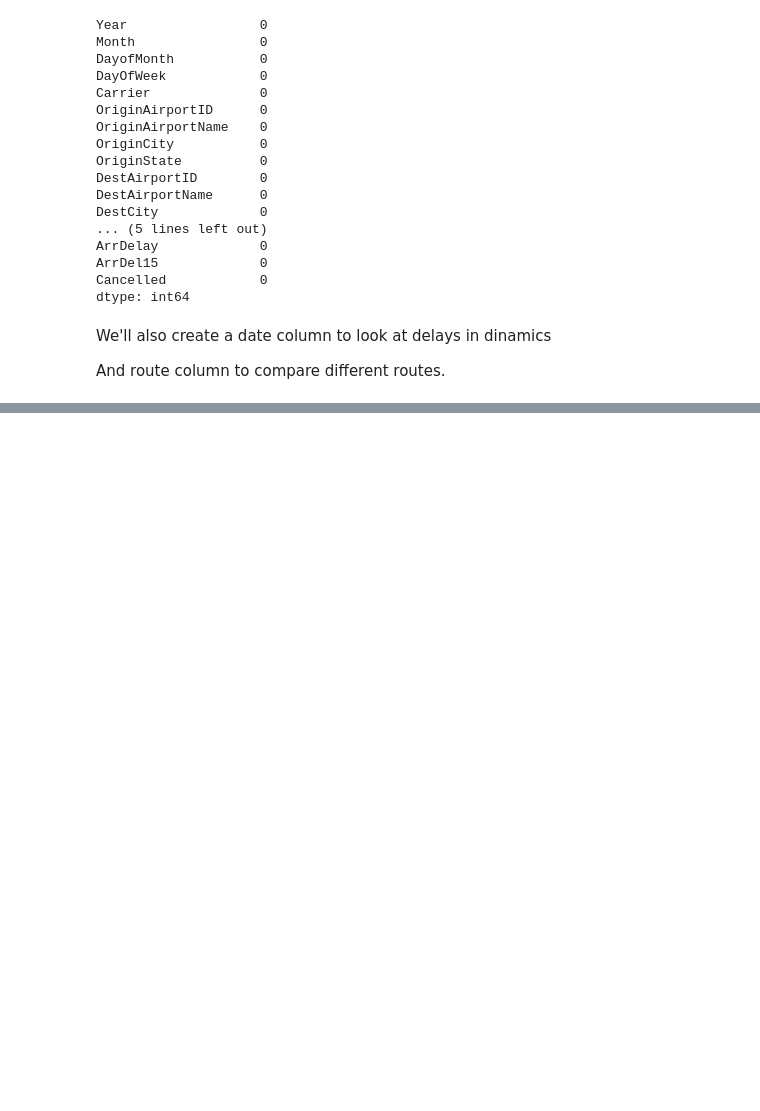
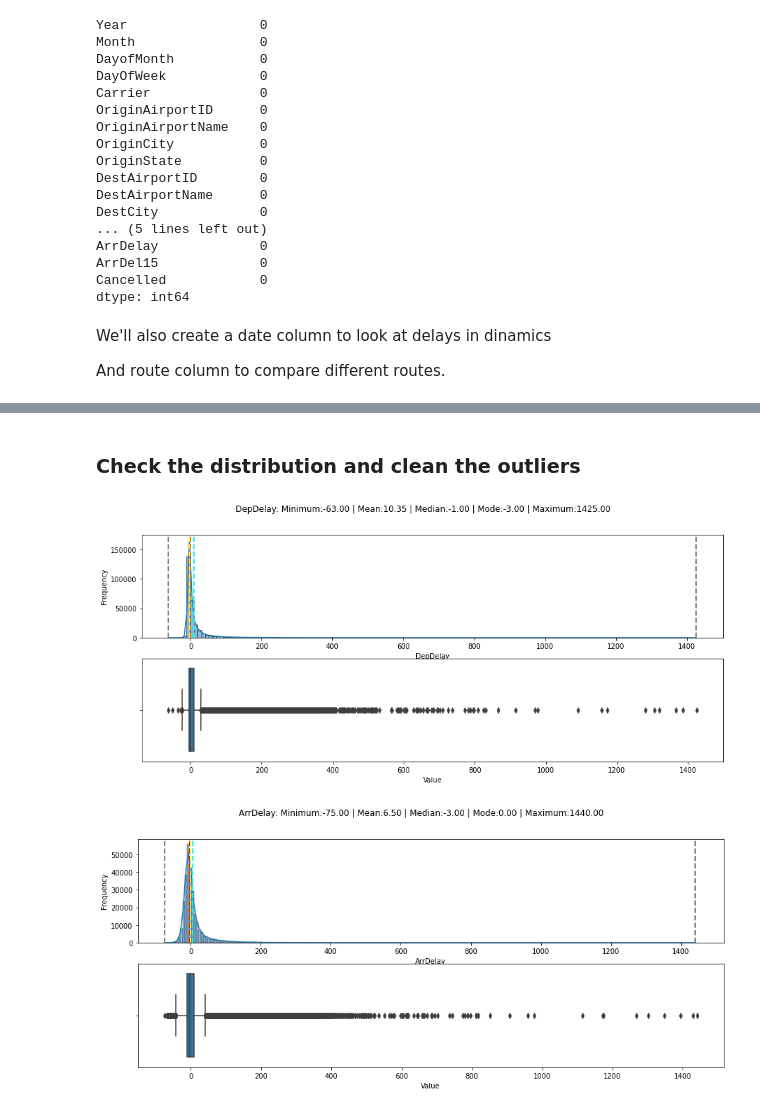
Before and after one commit to Berezovikov-A/ms_ml_challenges, a Jupyter notebook: 01 - Flights Challenge.ipynb, the cells around one changed output, grey strips where cells are left out. Saved outputs shown, nothing was run; the diff lists cells and outputs as text; code cells hidden in the pictures; blank space fills up the shorter version.

```diff
--- a/01 - Flights Challenge.ipynb
+++ b/01 - Flights Challenge.ipynb
@@ -163,5 +163,6 @@ We'll also create a date column to look at delays in dinamics
 And route column to compare different routes.
 # %%
 df_flights['Date'] = pd.to_datetime(dict(year=df_flights['Year'], month=df_flights['Month'], day=df_flights['DayofMonth']))
-df_flights['Route'] = df_flights['OriginAirportName'] + ' - ' + df_flights['DestAirportName']
-df_flights
+df_flights['Route'] = df_flights['OriginAirportName'] + ' > ' + df_flights['DestAirportName']
+df_flights['StateRoute'] = df_flights['OriginState'] + ' > ' + df_flights['DestState']
+df_flights['CityRoute'] = df_flights['OriginCity'] + ' > ' + df_flights['DestCity']
@@ -181,0 +169,2 @@ df_flights
+# %% [markdown]
+### Check the distribution and clean the outliers
@@ -181,0 +174,7 @@ df_flights
+# %%
+labels = ['DepDelay','ArrDelay']
+for label in labels:
+    show_distribution(df_flights[label])
+# %% [output]
+[figure, added]
+[figure, added]
```
Also changed, not shown: parts of 62 cells of this notebook, 1 other file.
